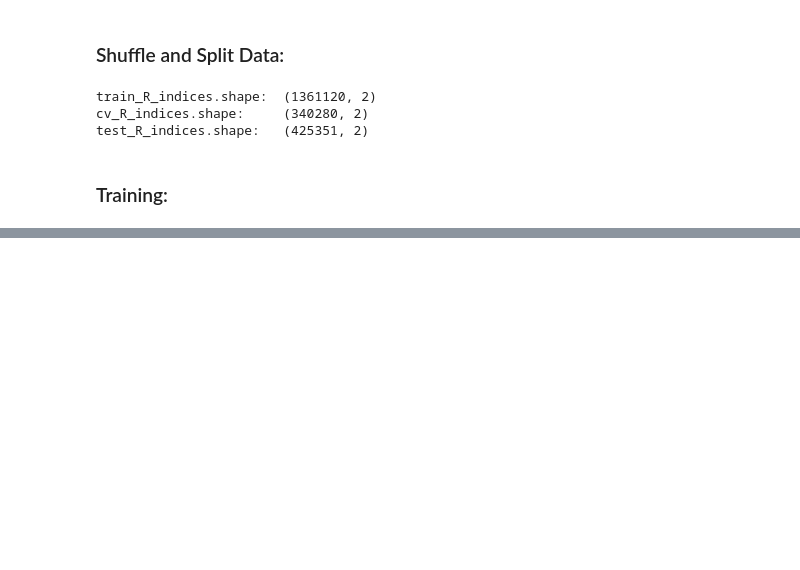
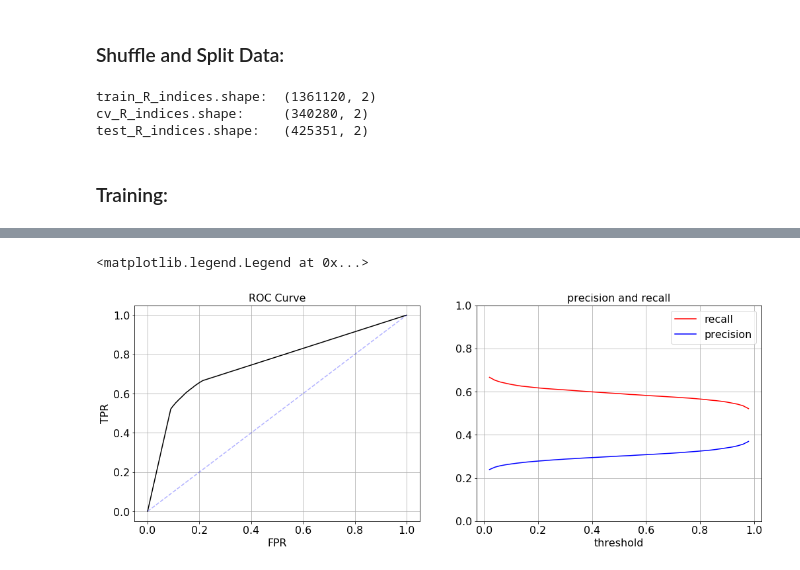
Before and after one commit to Pseud0n1nja/VentureHub, a Jupyter notebook: main.ipynb, the cells around one changed output, grey strips where cells are left out. Cells and saved outputs as stored; diff of their text form; code cells hidden in the pictures; blank space fills up the shorter version.

```diff
--- a/main.ipynb
+++ b/main.ipynb
@@ -269,3 +274,27 @@ batch_no: 5316, _loss estimate: 0.1335, t= 84.99 sec
+# %%
+_, accuracy, precision, recall, fpr = return_ROC_statistics(preds_cv, cv_R[:len(preds_cv)])
+y_pred_cv_01, _,_,_,_ = return_ROC_statistics(preds_cv, cv_R[:len(preds_cv)], threshold=0.5)
+# %%
+ax = plt.subplot(121)
+ax.plot(fpr, recall, 'k')
+ax.plot([0,1], [0,1],'b--', alpha=.3)
+ax.set_xlabel('FPR')
+ax.set_ylabel('TPR')
+ax.set_title('ROC Curve')
+
+ax = plt.subplot(122)
+threshold = np.linspace(0,1,len(precision))
+ax.plot(threshold[1:-1], recall[1:-1], 'r')
+ax.plot(threshold[1:-1], precision[1:-1], 'b')
+ax.set_ylim((0,1))
+ax.set_xlabel('threshold')
+ax.set_title('precision and recall')
+
+ax.legend(['recall', 'precision'])
+#.........................................
+# %% [output]
+<matplotlib.legend.Legend at 0x...>
+[figure, added]
 # %%
 ax = plt.subplot(111)
 
```
Also changed, not shown: parts of 12 cells of this notebook, 2 other files.
